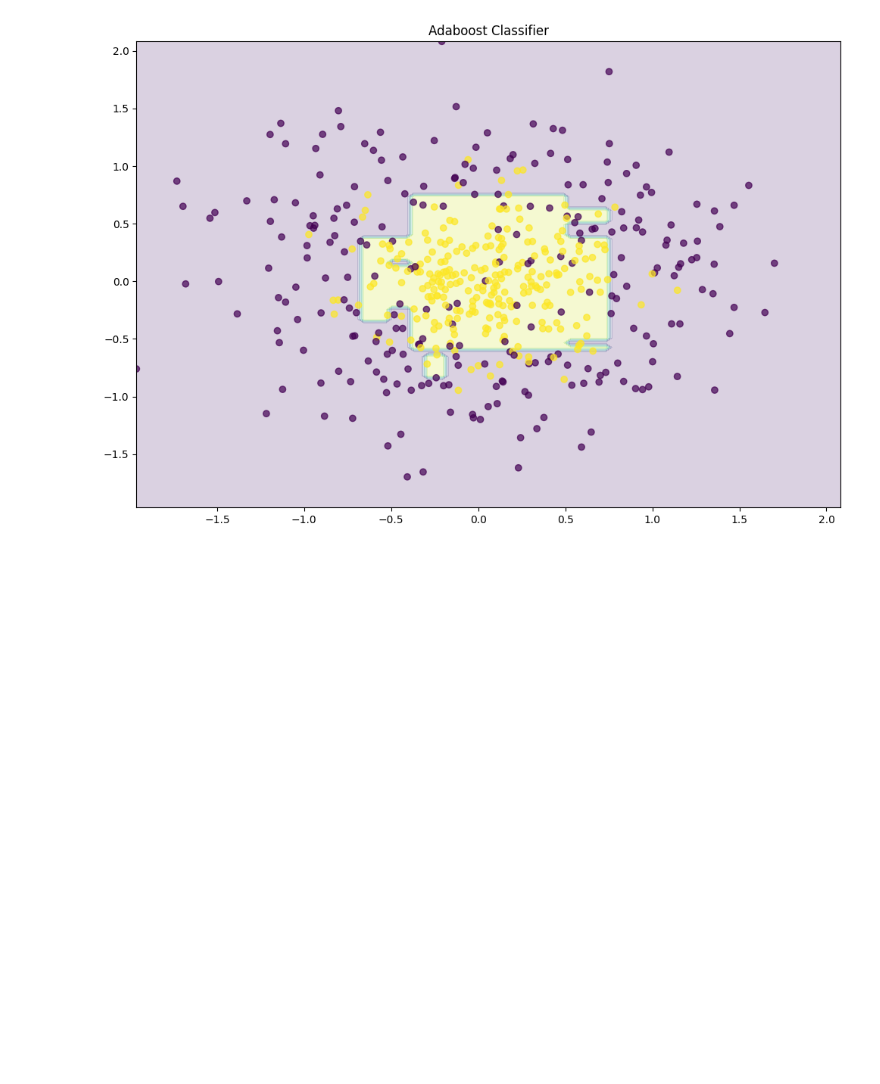
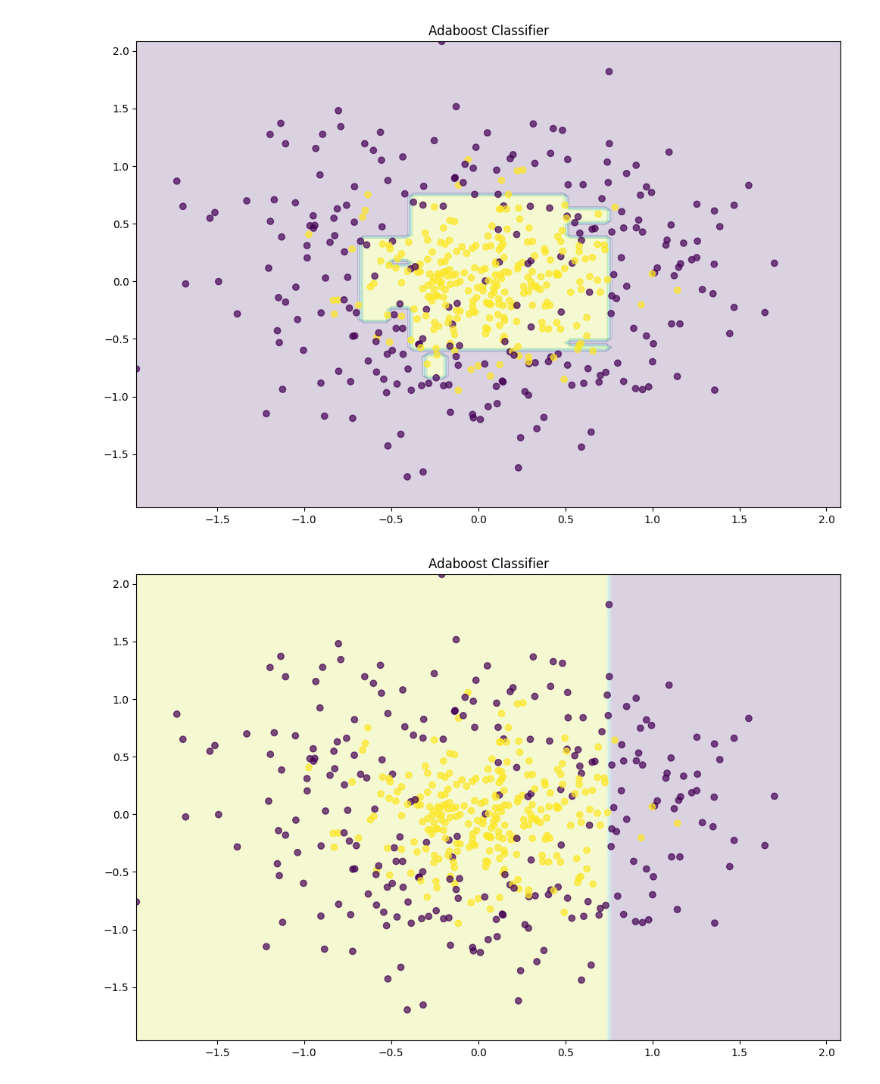
Before and after one commit to stoicsapien1/100-Days-Of-ML, a Jupyter notebook: DAY 18 ADABOOST/Hyper Parameter Tuninh.ipynb, the cells around one changed output. Drawn from its saved outputs; the diff is of its cells as text; code cells hidden in the pictures; blank space fills up the shorter version.

```diff
--- a/DAY 18 ADABOOST/Hyper Parameter Tuninh.ipynb
+++ b/DAY 18 ADABOOST/Hyper Parameter Tuninh.ipynb
@@ -68,3 +68,9 @@ def plot_decision_boundary(clf):
 plot_decision_boundary(abc)
 # %% [output]
 [figure]
+# %%
+abc=AdaBoostClassifier(n_estimators=1)
+abc.fit(X,y)
+plot_decision_boundary(abc)
+# %% [output]
+[figure, added]
```
Also changed, not shown: parts of 4 cells of this notebook.
